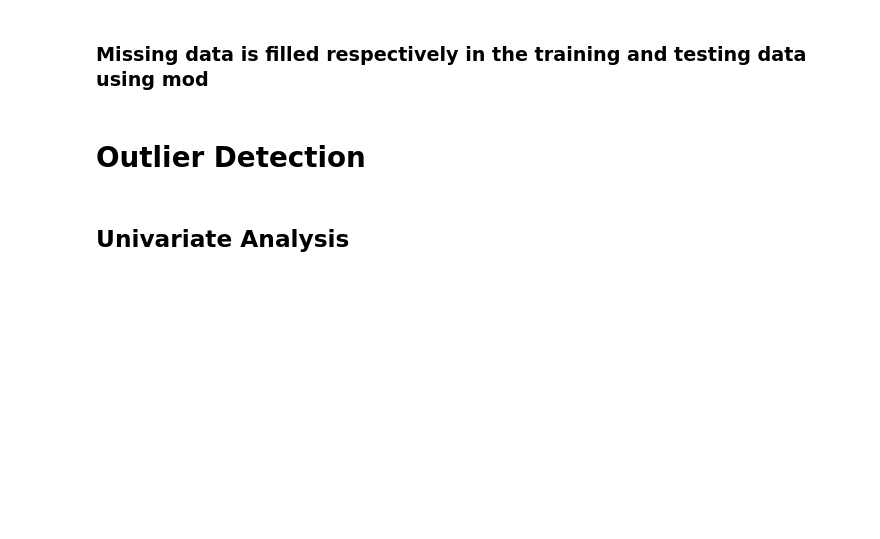
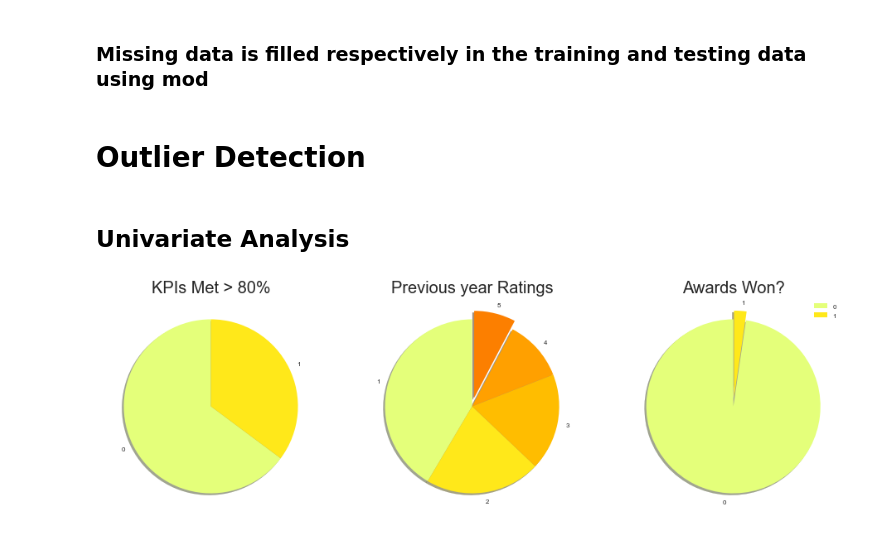
Before and after one commit to TheGithubMafia/TheGithubMafia_696efe54-1b30-40dd-8360-9a2944268894, a Jupyter notebook: Promotion.ipynb, the cells around one changed output. Saved outputs shown, nothing was run; the diff lists cells and outputs as text; code cells hidden in the pictures; blank space fills up the shorter version.

```diff
--- a/Promotion.ipynb
+++ b/Promotion.ipynb
@@ -345,3 +345,43 @@ Number of Missing Values Left in the Training Data : 0
 # Outlier Detection
 # %% [markdown]
 ## Univariate Analysis
+# %%
+# plot pie chart for the columns where we have very few categories
+plt.rcParams['figure.figsize'] = (16,5)
+plt.style.use('seaborn-whitegrid')
+
+# plotting a pie chart to represent share of Previous year Rating of the Employees
+plt.subplot(1, 3, 1)
+labels = ['0','1']
+sizes = train['KPIs_met >80%'].value_counts()
+colors = plt.cm.Wistia(np.linspace(0, 1, 5))
+explode = [0, 0]
+
+plt.pie(sizes, labels = labels, colors = colors, explode = explode, shadow = True, startangle = 90)
+plt.title('KPIs Met > 80%', fontsize = 20)
+
+# plotting a pie chart to represent share of Previous year Rating of the Employees
+plt.subplot(1, 3, 2)
+labels = ['1', '2', '3', '4', '5']
+sizes = train['previous_year_rating'].value_counts()
+colors = plt.cm.Wistia(np.linspace(0, 1, 5))
+explode = [0, 0, 0, 0, 0.1]
+
+plt.pie(sizes, labels = labels, colors = colors, explode = explode, shadow = True, startangle = 90)
+plt.title('Previous year Ratings', fontsize = 20)
+
+# plotting a pie chart to represent share of Previous year Rating of the Employees
+plt.subplot(1, 3, 3)
+labels = ['0', '1']
+sizes = train['awards_won?'].value_counts()
+colors = plt.cm.Wistia(np.linspace(0, 1, 5))
+explode = [0,0.1]
+
+plt.pie(sizes, labels = labels, colors = colors, explode = explode, shadow = True, startangle = 90)
+plt.title('Awards Won?', fontsize = 20)
+
+
+plt.legend()
+plt.show()
+# %% [output]
+[figure, added]
```
Also changed, not shown: parts of 8 cells of this notebook, 7 other files.
